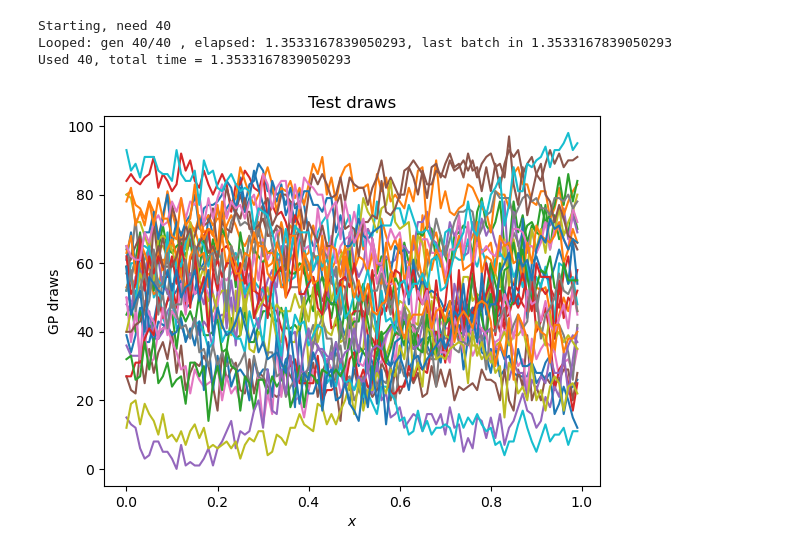
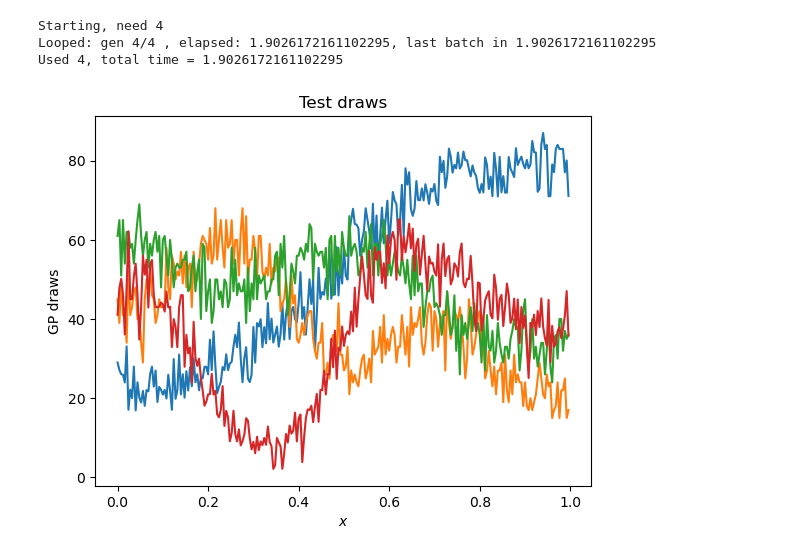
Before and after one commit to mtcairneyleeming/4yp, a Jupyter notebook: 21_synthetic_data.ipynb, the cells around one changed output. Cells and saved outputs as stored; diff of their text form; code cells hidden in the pictures.

```diff
--- a/21_synthetic_data.ipynb
+++ b/21_synthetic_data.ipynb
@@ -12,38 +15,42 @@ from plotting.plots import plot_draws, plot_draws_hpdi
 
 args = {
     # GP prior configuration
-    "n": 100,
+    "n": 250,
     "gp_kernel": esq_kernel,
     "rng_key": random.PRNGKey(2),
 }
 args.update(
     {  # so we can use the definition of n to define x
         "x": jnp.arange(0, 1, 1 / args["n"]),
         "length_prior_choice": "invgamma",
         "length_prior_arguments": {"concentration": 4.0, "rate": 1.0},
+        "variance_prior_choice": "lognormal",
+        "variance_prior_arguments": {"location": 0.0, "scale": 0.1},
 
         "binomial_N": 100
     }
 )
 
 rng_key = args["rng_key"]
 
 
 rng_key, rng_key_train, rng_key_test = random.split(rng_key, 3)
 
 gp = BuildGP_Binomial(
     args["binomial_N"],
     args["gp_kernel"],
     noise=True,
     length_prior_choice=args["length_prior_choice"],
-    prior_args=args["length_prior_arguments"],
+    length_prior_args=args["length_prior_arguments"],
+    variance_prior_choice=args["variance_prior_choice"],
+    variance_prior_args=args["variance_prior_arguments"],
 )
 
-draws =  gen_gp_batches(args["x"], gp, args["gp_kernel"], 1, 40, rng_key_train)
+draws =  gen_gp_batches(args["x"], gp, args["gp_kernel"], 1, 4, rng_key_train)
 
 plot_draws(draws[0], args["x"], "Test draws", "GP draws")
 # %% [output]
-Starting, need 40
-Looped: gen 40/40 , elapsed: 1.3533167839050293, last batch in 1.3533167839050293
-Used 40, total time = 1.3533167839050293
+Starting, need 4
+Looped: gen 4/4 , elapsed: 1.9026172161102295, last batch in 1.9026172161102295
+Used 4, total time = 1.9026172161102295
-[figure, old version]
+[figure, new version]
```
Also changed, not shown: parts of 2 cells of this notebook, 4 other files.
